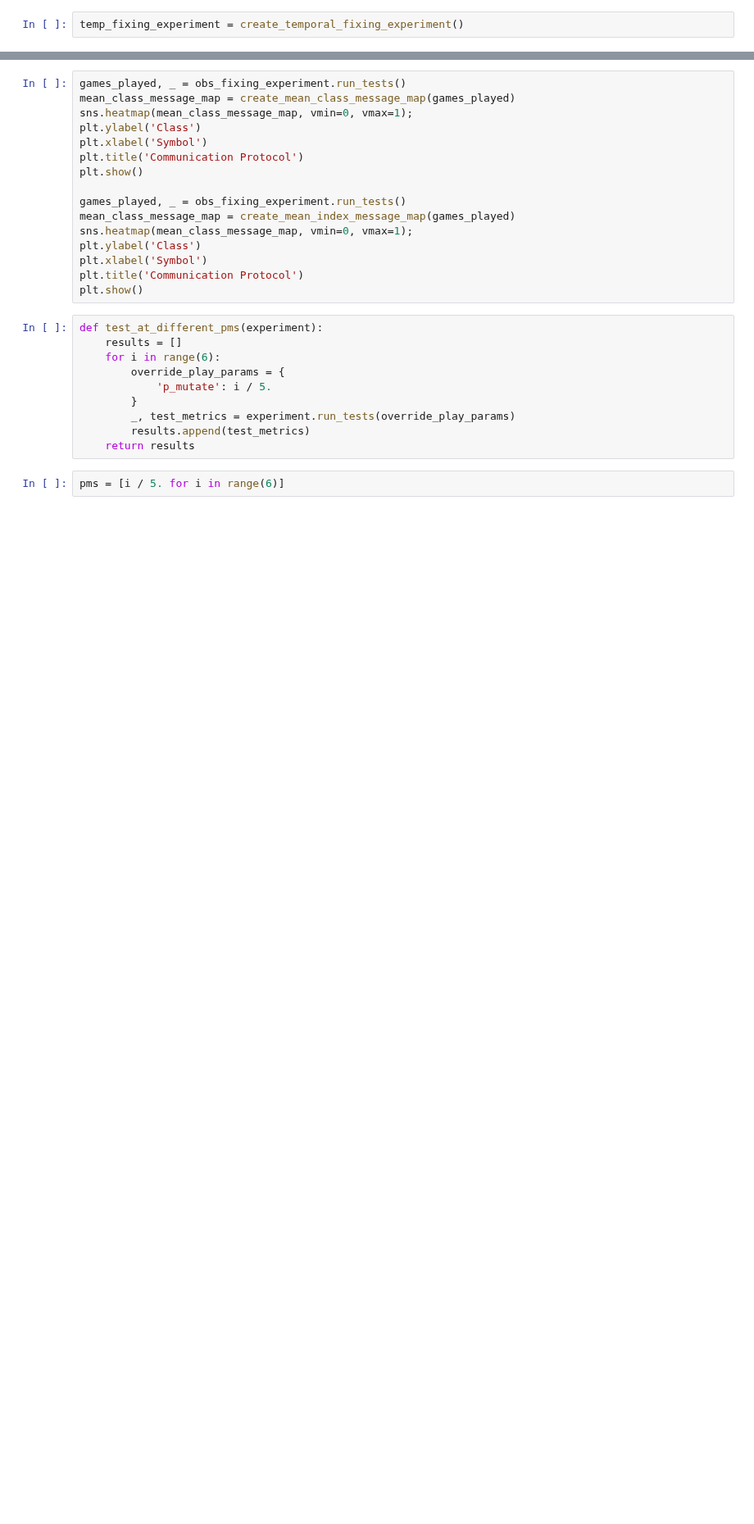
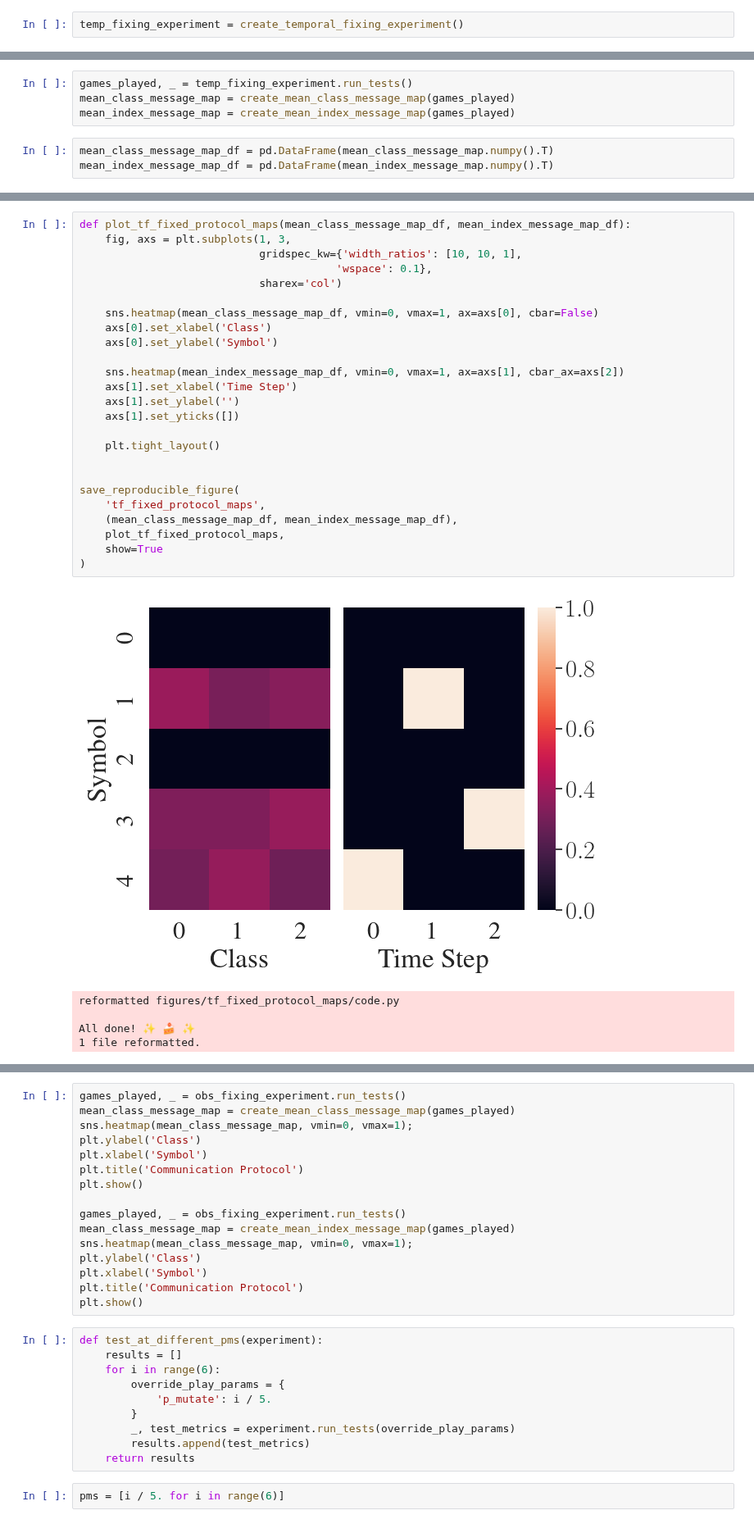
Before and after one commit to DylanCope/zero-shot-comm, a Jupyter notebook: notebooks/protocol-fixing.ipynb, the cells around one changed output, grey strips where cells are left out. Shown at 82% size. Saved outputs shown, nothing was run; the diff lists cells and outputs as text; blank space fills up the shorter version.

Commit message:
recreated tf fixed protocol map

```diff
--- a/notebooks/protocol-fixing.ipynb
+++ b/notebooks/protocol-fixing.ipynb
@@ -152,0 +188,7 @@ plt.show()
+# %%
+games_played, _ = temp_fixing_experiment.run_tests()
+mean_class_message_map = create_mean_class_message_map(games_played)
+mean_index_message_map = create_mean_index_message_map(games_played)
+# %%
+mean_class_message_map_df = pd.DataFrame(mean_class_message_map.numpy().T)
+mean_index_message_map_df = pd.DataFrame(mean_index_message_map.numpy().T)
@@ -152,0 +199,31 @@ plt.show()
+# %%
+def plot_tf_fixed_protocol_maps(mean_class_message_map_df, mean_index_message_map_df):
+    fig, axs = plt.subplots(1, 3,
+                            gridspec_kw={'width_ratios': [10, 10, 1],
+                                        'wspace': 0.1},
+                            sharex='col')
+
+    sns.heatmap(mean_class_message_map_df, vmin=0, vmax=1, ax=axs[0], cbar=False)
+    axs[0].set_xlabel('Class')
+    axs[0].set_ylabel('Symbol')
+
+    sns.heatmap(mean_index_message_map_df, vmin=0, vmax=1, ax=axs[1], cbar_ax=axs[2])
+    axs[1].set_xlabel('Time Step')
+    axs[1].set_ylabel('')
+    axs[1].set_yticks([])
+
+    plt.tight_layout()
+
+
+save_reproducible_figure(
+    'tf_fixed_protocol_maps',
+    (mean_class_message_map_df, mean_index_message_map_df),
+    plot_tf_fixed_protocol_maps,
+    show=True
+)
+# %% [output]
+[figure, added]
+reformatted figures/tf_fixed_protocol_maps/code.py
+
+All done! ✨ 🍰 ✨
+1 file reformatted.
```
Also changed, not shown: parts of 10 cells of this notebook, 5 other files.
